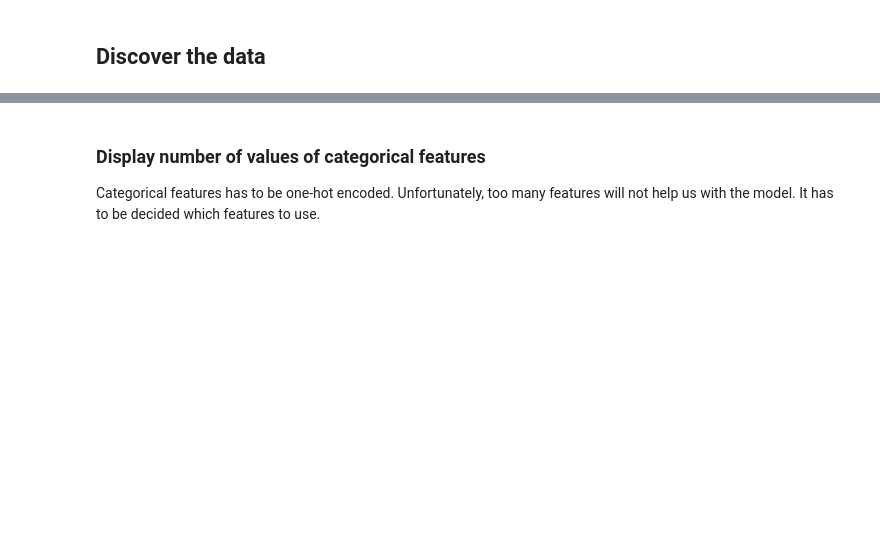
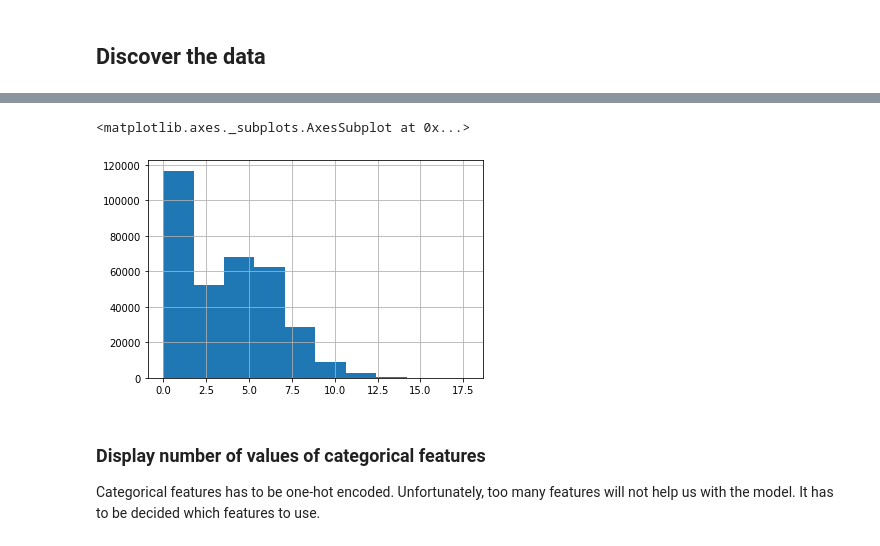
Before and after one commit to VladiGGeorgiev/ml-playground, a Jupyter notebook: ml/kickstarter_project.ipynb, the cells around one changed output, grey strips where cells are left out. Saved outputs shown, nothing was run; the diff lists cells and outputs as text; code cells hidden in the pictures; blank space fills up the shorter version.

```diff
--- a/ml/kickstarter_project.ipynb
+++ b/ml/kickstarter_project.ipynb
@@ -45,3 +84,11 @@ plt.show()
+# %%
+backers_log = np.log2(data_train["backers"])
+backers_log[backers_log < 0]
+# %%
+backers_log.hist()
+# %% [output]
+<matplotlib.axes._subplots.AxesSubplot at 0x...>
+[figure, added]
 # %% [markdown]
 ### Display number of values of categorical features
 
```
Also changed, not shown: parts of 11 cells of this notebook.
